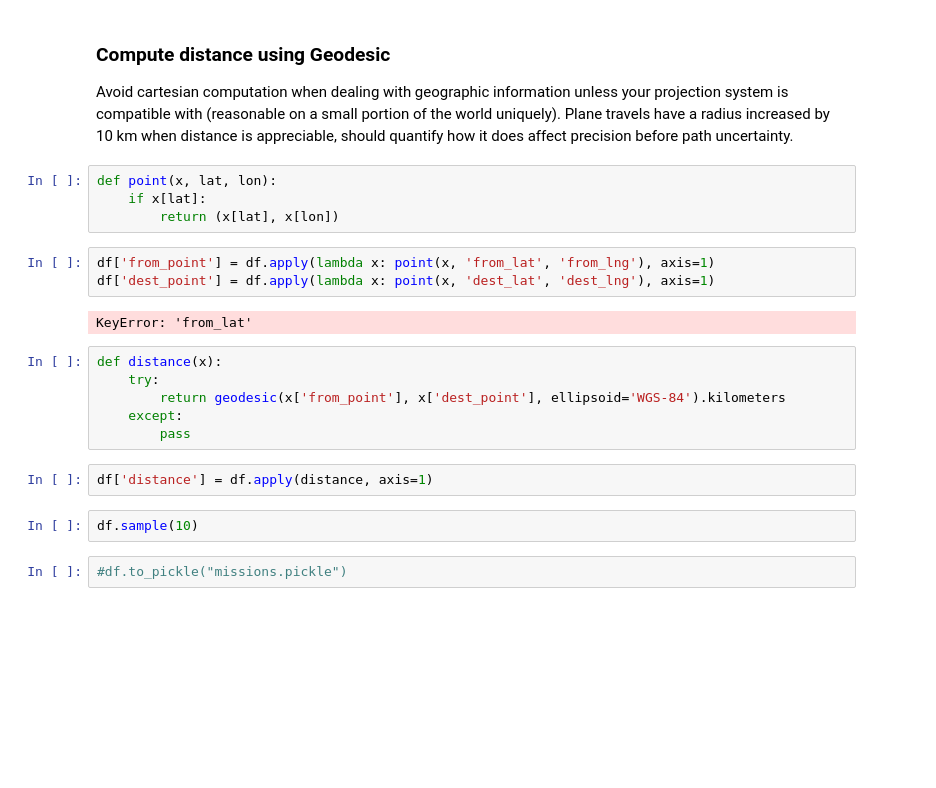
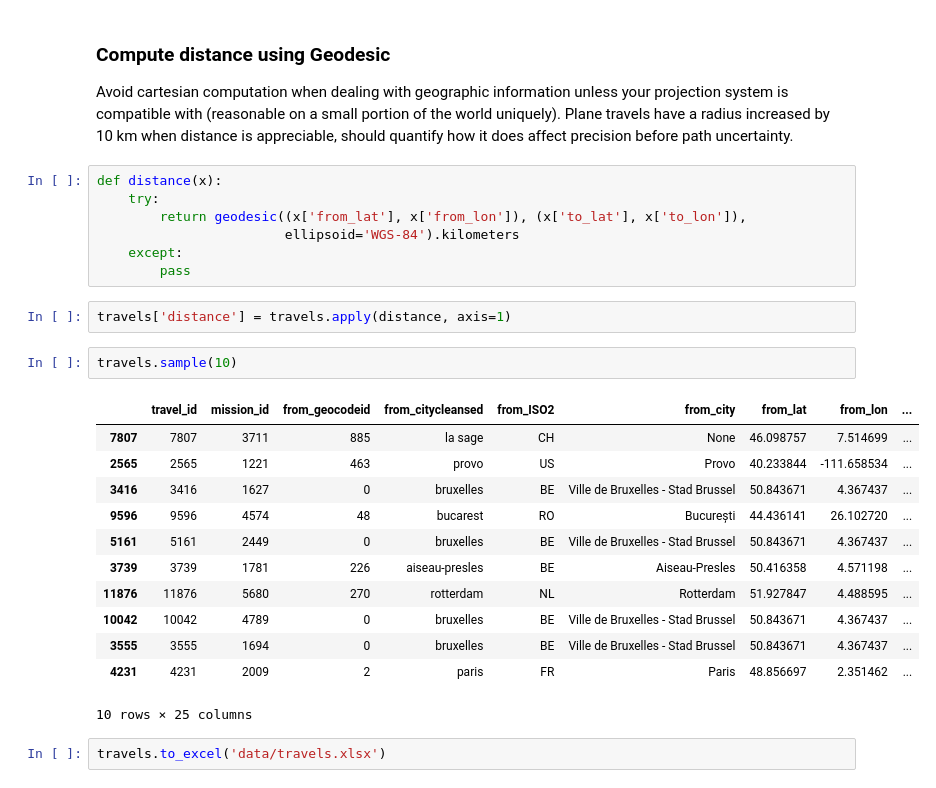
Before and after one commit to jlandercy/cookbook, a Jupyter notebook: python/api/SEM/BEP/01_Missions_Conditioning.ipynb, the cells around one changed output. Cells and saved outputs as stored; diff of their text form; blank space fills up the shorter version.

```diff
--- a/python/api/SEM/BEP/01_Missions_Conditioning.ipynb
+++ b/python/api/SEM/BEP/01_Missions_Conditioning.ipynb
@@ -205,24 +205,29 @@ travels
 
 Avoid cartesian computation when dealing with geographic information unless your projection system is compatible with (reasonable on a small portion of the world uniquely).
 Plane travels have a radius increased by 10 km when distance is appreciable, should quantify how it does affect precision before path uncertainty.
-# %%
-def point(x, lat, lon):
-    if x[lat]:
-        return (x[lat], x[lon])
-# %%
-df['from_point'] = df.apply(lambda x: point(x, 'from_lat', 'from_lng'), axis=1)
-df['dest_point'] = df.apply(lambda x: point(x, 'dest_lat', 'dest_lng'), axis=1)
-# %% [output]
-KeyError: 'from_lat'
 # %%
 def distance(x):
     try:
-        return geodesic(x['from_point'], x['dest_point'], ellipsoid='WGS-84').kilometers
+        return geodesic((x['from_lat'], x['from_lon']), (x['to_lat'], x['to_lon']),
+                        ellipsoid='WGS-84').kilometers
     except:
         pass
 # %%
-df['distance'] = df.apply(distance, axis=1)
+travels['distance'] = travels.apply(distance, axis=1)
 # %%
-df.sample(10)
+travels.sample(10)
+# %% [output]
+|  | travel_id | mission_id | from_geocodeid | from_citycleansed | from_ISO2 | from_city | from_lat | from_lon | ... |
+| 7807 | 7807 | 3711 | 885 | la sage | CH | None | 46.098757 | 7.514699 | ... |
+| 2565 | 2565 | 1221 | 463 | provo | US | Provo | 40.233844 | -111.658534 | ... |
+| 3416 | 3416 | 1627 | 0 | bruxelles | BE | Ville de Bruxelles - Stad Brussel | 50.843671 | 4.367437 | ... |
+| 9596 | 9596 | 4574 | 48 | bucarest | RO | București | 44.436141 | 26.102720 | ... |
+| 5161 | 5161 | 2449 | 0 | bruxelles | BE | Ville de Bruxelles - Stad Brussel | 50.843671 | 4.367437 | ... |
+| 3739 | 3739 | 1781 | 226 | aiseau-presles | BE | Aiseau-Presles | 50.416358 | 4.571198 | ... |
+| 11876 | 11876 | 5680 | 270 | rotterdam | NL | Rotterdam | 51.927847 | 4.488595 | ... |
+| 10042 | 10042 | 4789 | 0 | bruxelles | BE | Ville de Bruxelles - Stad Brussel | 50.843671 | 4.367437 | ... |
+| 3555 | 3555 | 1694 | 0 | bruxelles | BE | Ville de Bruxelles - Stad Brussel | 50.843671 | 4.367437 | ... |
+| 4231 | 4231 | 2009 | 2 | paris | FR | Paris | 48.856697 | 2.351462 | ... |
+10 rows × 25 columns
-# %%
-#df.to_pickle("missions.pickle")
+# %%
+travels.to_excel('data/travels.xlsx')
```
Also changed, not shown: parts of 5 cells of this notebook, 6 other files.
